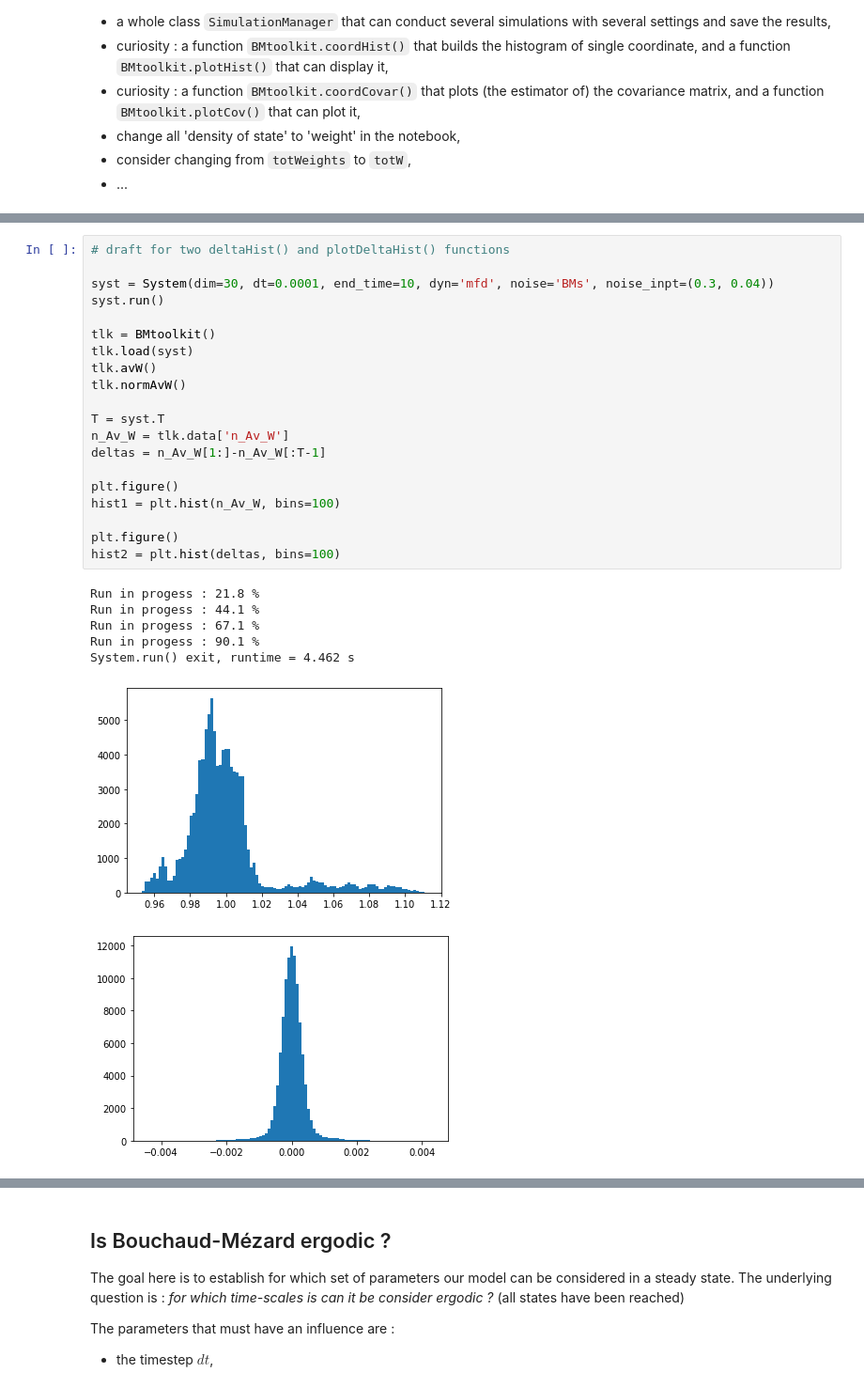
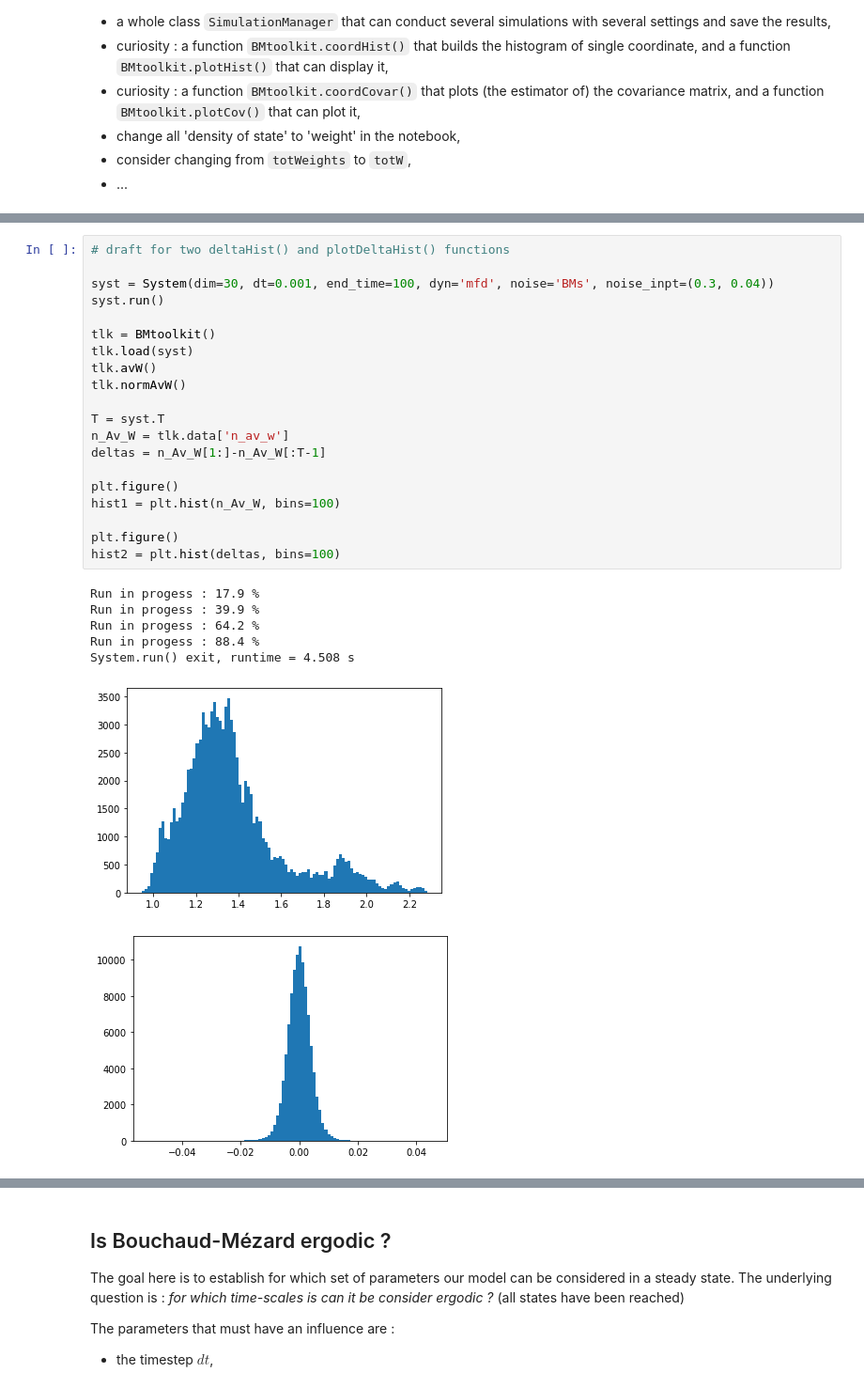
Before and after one commit to acombretrenouard/SSR_and_BM_processes, a Jupyter notebook: weight_dynamic.ipynb, the cells around one changed output, grey strips where cells are left out. Shown at 94% size. Saved outputs shown, nothing was run; the diff lists cells and outputs as text.

Commit message:
Investigating relax. time - OK

```diff
--- a/weight_dynamic.ipynb
+++ b/weight_dynamic.ipynb
@@ -810,31 +741,31 @@ states[0](t) :  [0.7        0.5125     0.402625   0.34343125 0.3154     0.305199
 # %%
 # draft for two deltaHist() and plotDeltaHist() functions
 
-syst = System(dim=30, dt=0.0001, end_time=10, dyn='mfd', noise='BMs', noise_inpt=(0.3, 0.04))
+syst = System(dim=30, dt=0.001, end_time=100, dyn='mfd', noise='BMs', noise_inpt=(0.3, 0.04))
 syst.run()
 
 tlk = BMtoolkit()
 tlk.load(syst)
 tlk.avW()
 tlk.normAvW()
 
 T = syst.T
-n_Av_W = tlk.data['n_Av_W']
+n_Av_W = tlk.data['n_av_w']
 deltas = n_Av_W[1:]-n_Av_W[:T-1]
 
 plt.figure()
 hist1 = plt.hist(n_Av_W, bins=100)
 
 plt.figure()
 hist2 = plt.hist(deltas, bins=100)
 # %% [output]
-Run in progess : 21.8 %
-Run in progess : 44.1 %
-Run in progess : 67.1 %
-Run in progess : 90.1 %
-System.run() exit, runtime = 4.462 s
+Run in progess : 17.9 %
+Run in progess : 39.9 %
+Run in progess : 64.2 %
+Run in progess : 88.4 %
+System.run() exit, runtime = 4.508 s
-[figure, old version]
+[figure, new version]
-[figure, old version]
+[figure, new version]
 # %%
 # draft for a toDrivingMatrix() function
 
```
Also changed, not shown: parts of 18 cells of this notebook.
